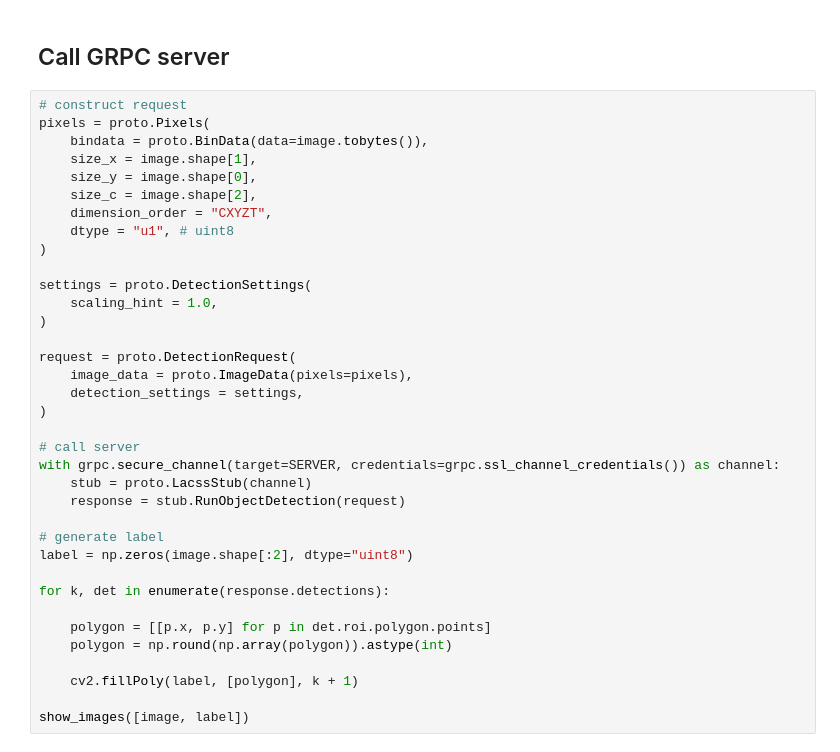
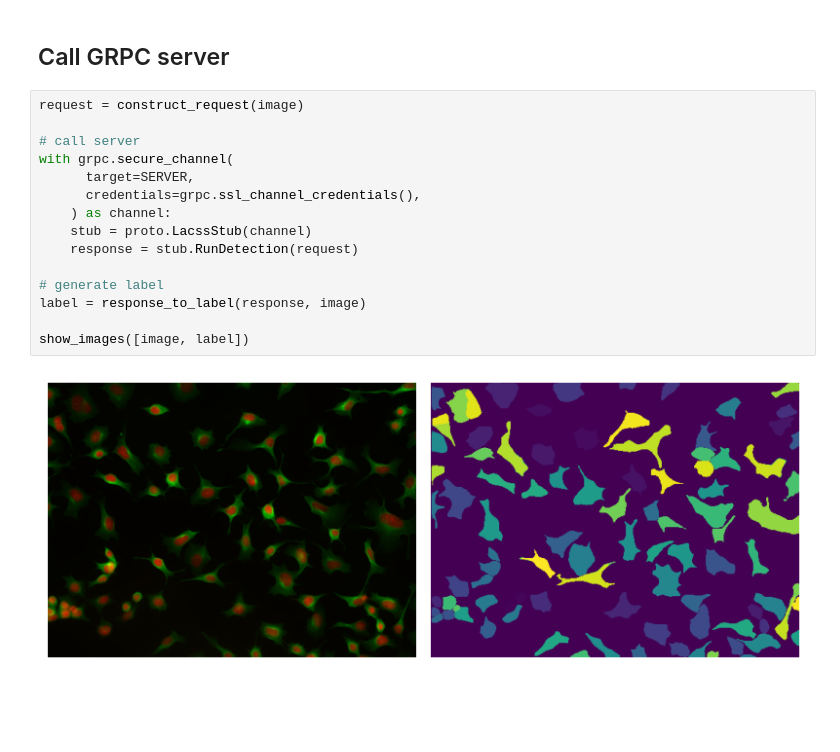
Before and after one commit to jiyuuchc/lacss, a Jupyter notebook: notebooks/grpc.ipynb, the cells around one changed output. Drawn from its saved outputs; the diff is of its cells as text; blank space fills up the shorter version.

Commit message:
clean up grpc notebook

```diff
--- a/notebooks/grpc.ipynb
+++ b/notebooks/grpc.ipynb
@@ -35,38 +107,19 @@ plt.imshow(image)
 # %% [markdown]
 ## Call GRPC server
-# %%
-# construct request
-pixels = proto.Pixels(
-    bindata = proto.BinData(data=image.tobytes()),
-    size_x = image.shape[1],
-    size_y = image.shape[0],
-    size_c = image.shape[2],
-    dimension_order = "CXYZT",
-    dtype = "u1", # uint8
-)
-
-settings = proto.DetectionSettings(
-    scaling_hint = 1.0,
-)
-
-request = proto.DetectionRequest(
-    image_data = proto.ImageData(pixels=pixels),
-    detection_settings = settings,
-)
-
-# call server
-with grpc.secure_channel(target=SERVER, credentials=grpc.ssl_channel_credentials()) as channel:
-    stub = proto.LacssStub(channel)
-    response = stub.RunObjectDetection(request)
-
-# generate label
-label = np.zeros(image.shape[:2], dtype="uint8")
-
-for k, det in enumerate(response.detections):
-
-    polygon = [[p.x, p.y] for p in det.roi.polygon.points]
-    polygon = np.round(np.array(polygon)).astype(int)
-
-    cv2.fillPoly(label, [polygon], k + 1)
-
-show_images([image, label])
+# %%
+request = construct_request(image)
+
+# call server
+with grpc.secure_channel(
+      target=SERVER,
+      credentials=grpc.ssl_channel_credentials(),
+    ) as channel:
+    stub = proto.LacssStub(channel)
+    response = stub.RunDetection(request)
+
+# generate label
+label = response_to_label(response, image)
+
+show_images([image, label])
+# %% [output]
+[figure, added]
```
Also changed, not shown: parts of 4 cells of this notebook.
